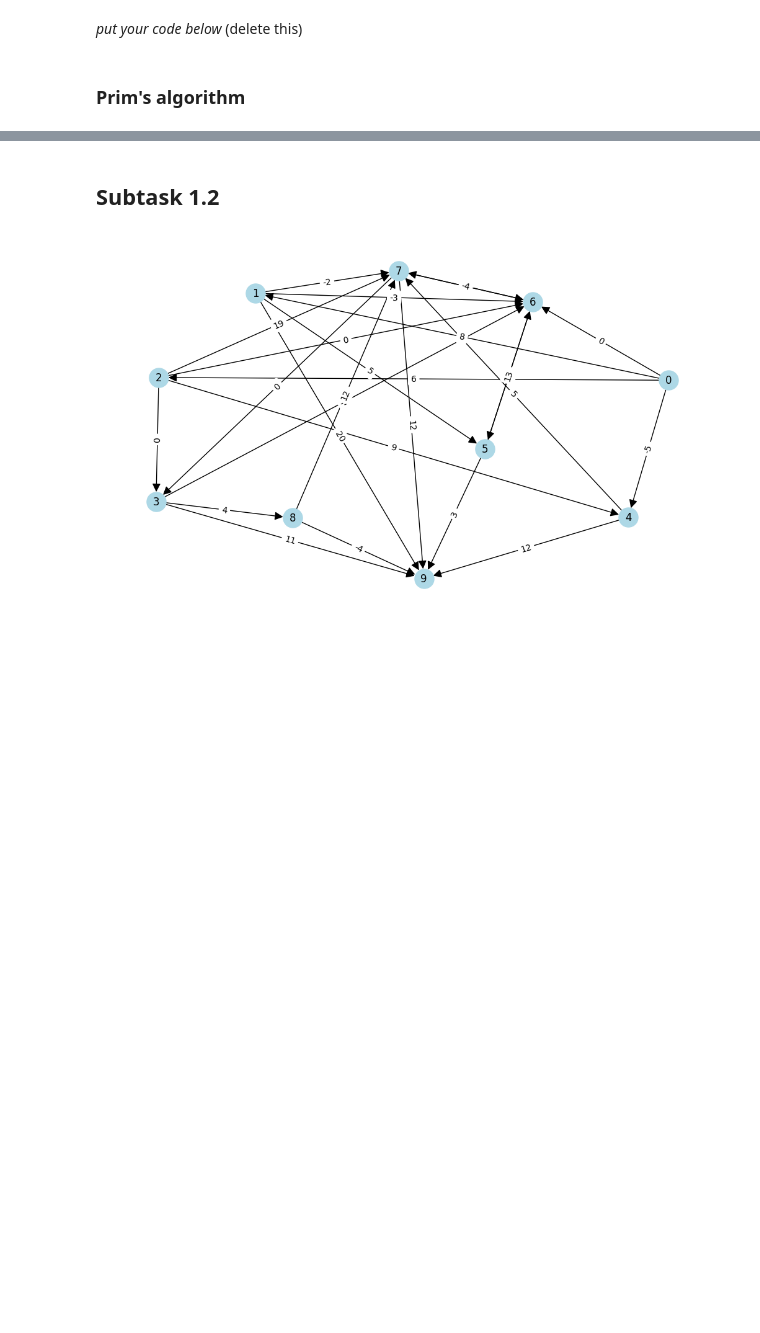
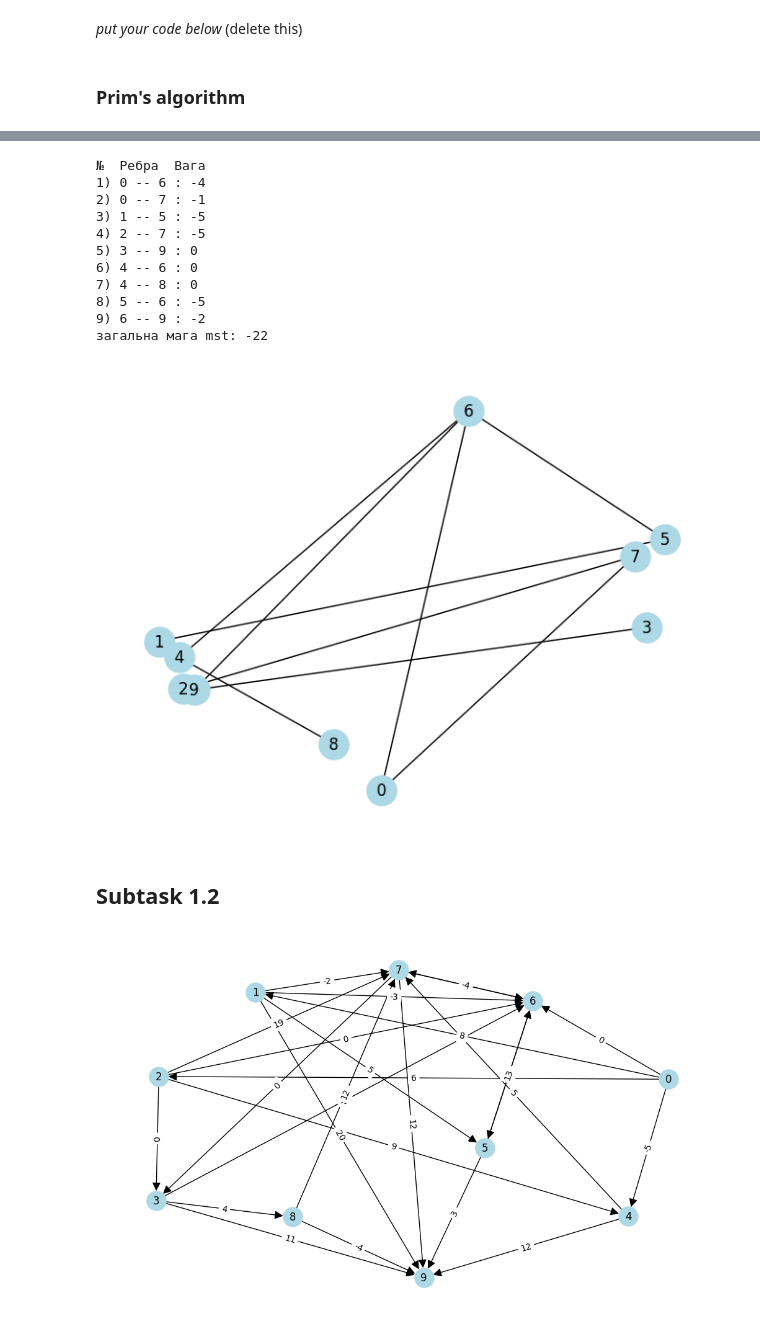
Before and after one commit to Oleksii-Lasiichuk/discrete_math_lab, a Jupyter notebook: Lab1_trees.ipynb, the cells around one changed output, grey strips where cells are left out. Cells and saved outputs as stored; diff of their text form; code cells hidden in the pictures; blank space fills up the shorter version.

```diff
--- a/Lab1_trees.ipynb
+++ b/Lab1_trees.ipynb
@@ -168,3 +168,21 @@ print(total_weight)
+# %%
+my_mst = prim_algorithm(G)
+nx.draw(my_mst, node_color='lightblue',
+        with_labels=True,
+        node_size=500)
+# %% [output]
+№  Ребра  Вага
+1) 0 -- 6 : -4
+2) 0 -- 7 : -1
+3) 1 -- 5 : -5
+4) 2 -- 7 : -5
+5) 3 -- 9 : 0
+6) 4 -- 6 : 0
+7) 4 -- 8 : 0
+8) 5 -- 6 : -5
+9) 6 -- 9 : -2
+загальна мага mst: -22
+[figure, added]
 # %% [markdown]
 ## Subtask 1.2
 # %%
```
Also changed, not shown: parts of 8 cells of this notebook.
